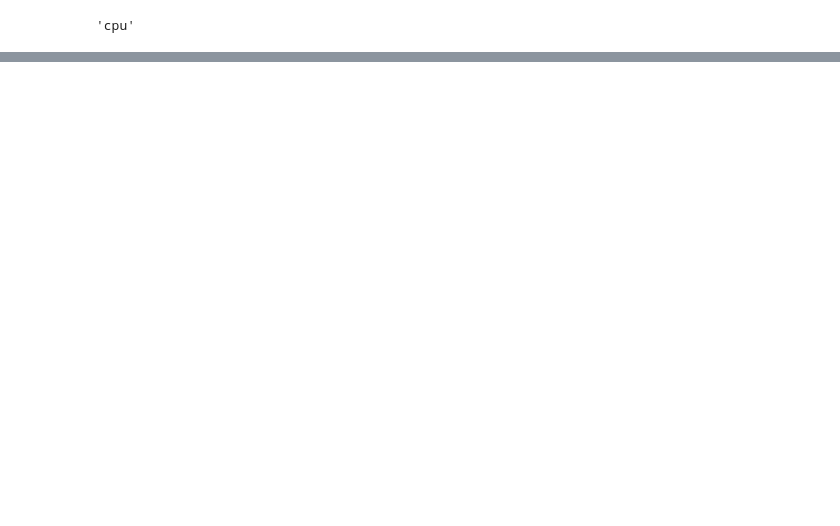
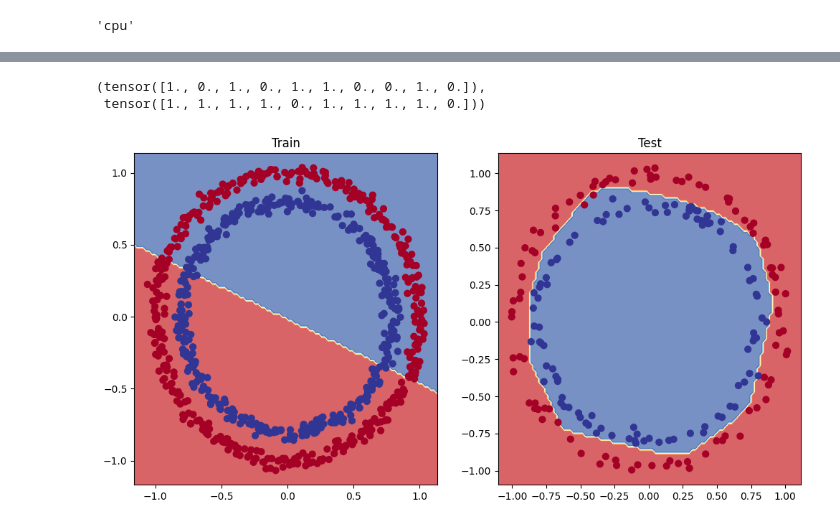
Before and after one commit to Ritushwar/AI-Bootcamp, a Jupyter notebook: 02_Pytorch.ipynb, the cells around one changed output, grey strips where cells are left out. Saved outputs shown, nothing was run; the diff lists cells and outputs as text; code cells hidden in the pictures; blank space fills up the shorter version.

```diff
--- a/02_Pytorch.ipynb
+++ b/02_Pytorch.ipynb
@@ -196,0 +435,13 @@ device
+# %%
+class CircleModelV1(nn.Module):
+    def __init__(self):
+        super().__init__()
+        self.layer_1 = nn.Linear(in_features=2, out_features=10)
+        self.layer_2 = nn.Linear(in_features=10, out_features=10) #extra layer
+        self.layer_3 = nn.Linear(in_features=10, out_features=1)
+
+    def forward(self, x):
+        return self.layer_3(self.layer_2(self.layer_1(x)))
+
+model_1 = CircleModelV1().to(device)
+model_1
@@ -196,0 +528,15 @@ device
+# %%
+### 6.1 Building a model with non-linearity
+class CircleModelV2(nn.Module):
+    def __init__(self):
+        super().__init__()
+        self.layer_1 = nn.Linear(in_features=2, out_features=16)
+        self.layer_2 = nn.Linear(in_features=16, out_features=8)
+        self.layer_3 = nn.Linear(in_features=8, out_features=1)
+        self.relu = nn.ReLU()
+
+    def forward(self, x):
+        return self.layer_3(self.relu(self.layer_2(self.relu(self.layer_1(x)))))
+
+model_3 = CircleModelV2().to(device)
+print(model_3)
@@ -196,0 +607,20 @@ device
+# %%
+# Make predictions
+model_3.eval()
+with torch.inference_mode():
+    y_preds = torch.round(torch.sigmoid(model_3(X_test))).squeeze()
+y_preds[:10], y[:10] # want preds in same format as truth labels
+# %% [output]
+(tensor([1., 0., 1., 0., 1., 1., 0., 0., 1., 0.]),
+ tensor([1., 1., 1., 1., 0., 1., 1., 1., 1., 0.]))
+# %%
+# Plot decision boundaries for training and test sets
+plt.figure(figsize=(12, 6))
+plt.subplot(1, 2, 1)
+plt.title("Train")
+plot_decision_boundary(model_1, X_train, y_train) # model_1 = no non-linearity
+plt.subplot(1, 2, 2)
+plt.title("Test")
+plot_decision_boundary(model_3, X_test, y_test) # model_3 = has non-linearity
+# %% [output]
+[figure, added]
```
Also changed, not shown: parts of 32 cells of this notebook, 1 other file.
